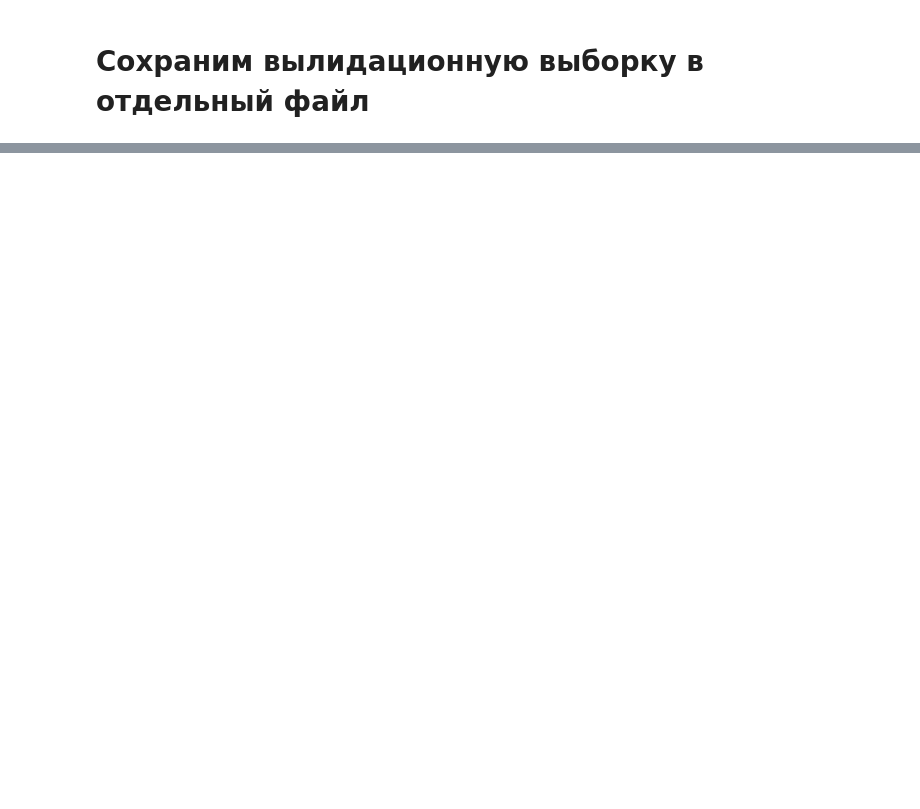
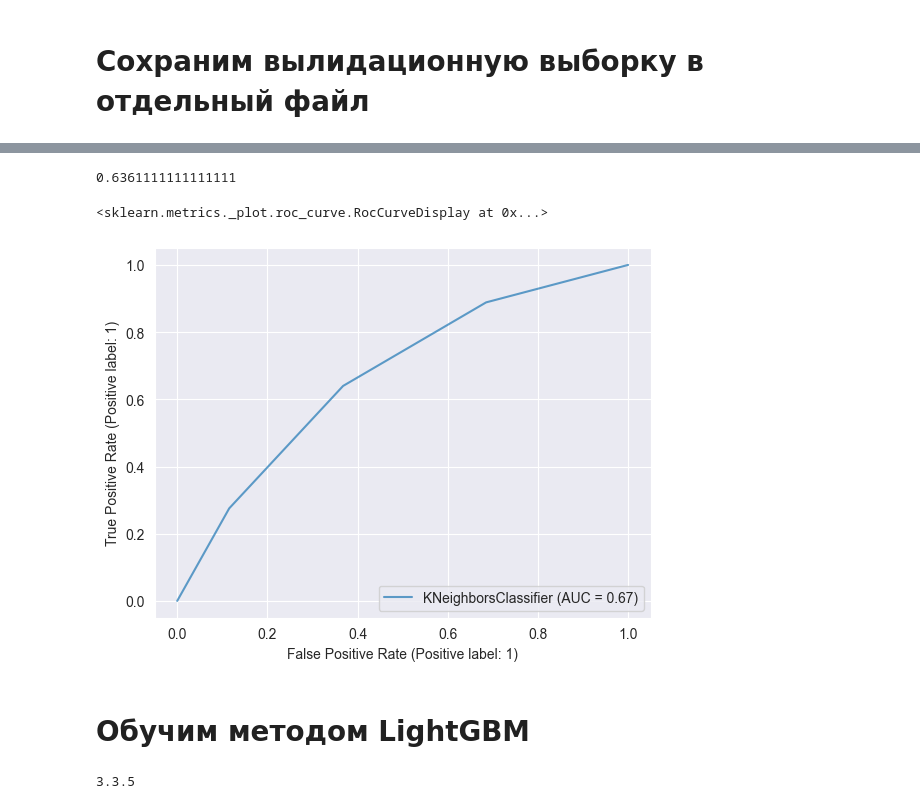
Before and after one commit to M4skEl/MachineLearning, a Jupyter notebook: DZ1/CS.ipynb, the cells around one changed output, grey strips where cells are left out. Drawn from its saved outputs; the diff is of its cells as text; code cells hidden in the pictures; blank space fills up the shorter version.

```diff
--- a/DZ1/CS.ipynb
+++ b/DZ1/CS.ipynb
@@ -316,0 +366,18 @@ C:\Users\Elisey\PycharmProjects\pythonProject\DZ1\val.csv
+# %%
+from sklearn.neighbors import KNeighborsClassifier
+
+neigt = KNeighborsClassifier(n_neighbors=3)
+neigt.fit(X_train, y_train.values.ravel())
+
+neigt.score(X_test, y_test)
+# %% [output]
+0.6361111111111111
+# %%
+#ax = plt.gca()
+neigt_disp = metrics.RocCurveDisplay.from_estimator(neigt, X_test, y_test, alpha=0.7)
+#neigt.plt()
+
+neigt_disp.plot(ax=ax, alpha=0.8)
+# %% [output]
+<sklearn.metrics._plot.roc_curve.RocCurveDisplay at 0x...>
+[figure, added]
@@ -316,0 +386,8 @@ C:\Users\Elisey\PycharmProjects\pythonProject\DZ1\val.csv
+# %% [markdown]
+# Обучим методом LightGBM
+# %%
+import lightgbm as lgb
+
+print(lgb.__version__)
+# %% [output]
+3.3.5
```
Also changed, not shown: parts of 26 cells of this notebook, 3 other files.
